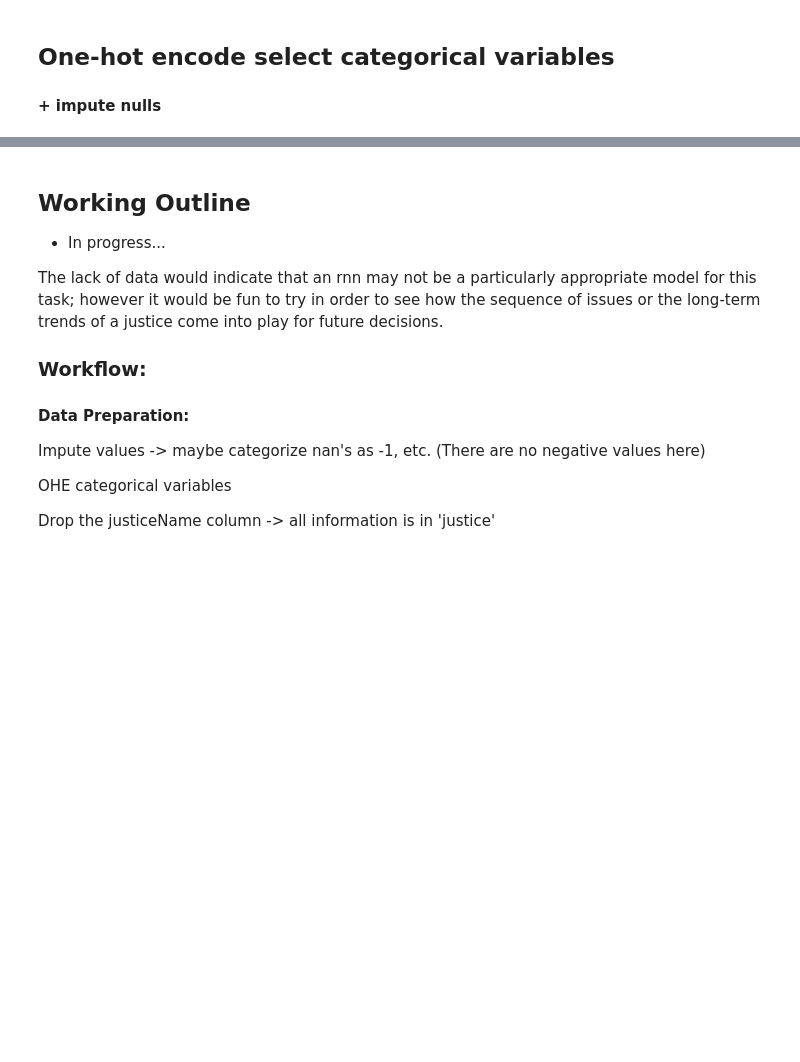
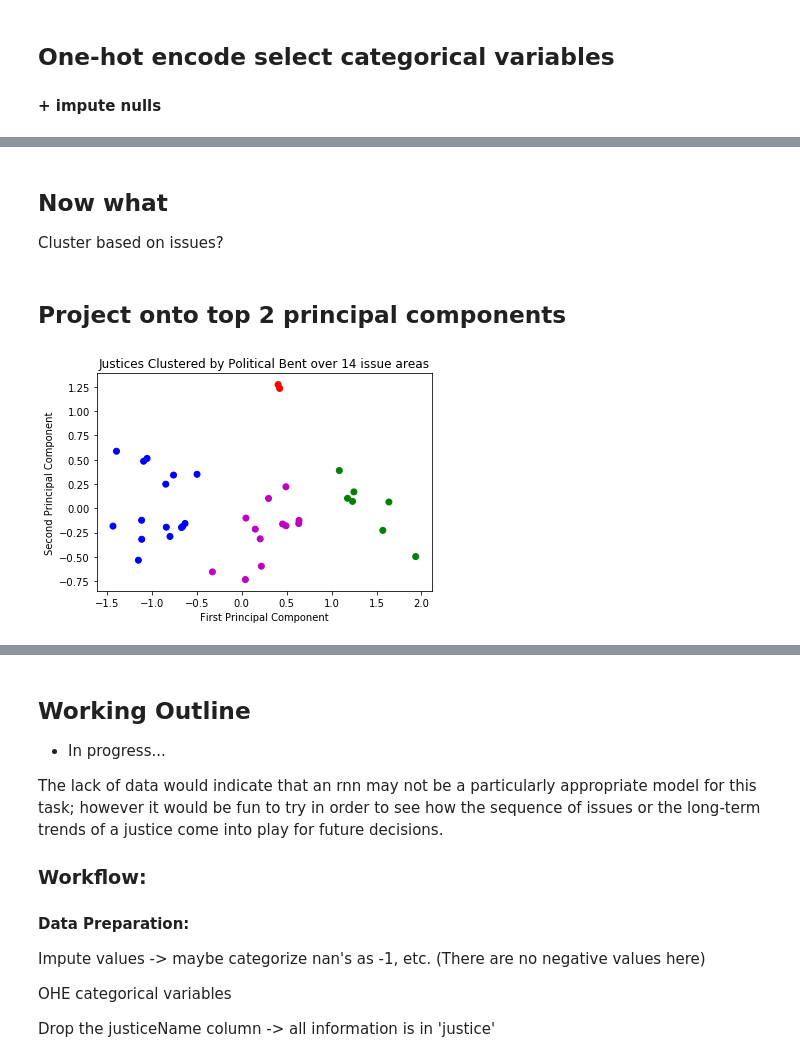
Before and after one commit to aywhen/supreme_predictions, a Jupyter notebook: scripts/rnn_justice_predictions.ipynb, the cells around one changed output, grey strips where cells are left out. Cells and saved outputs as stored; diff of their text form; code cells hidden in the pictures; blank space fills up the shorter version.

```diff
--- a/scripts/rnn_justice_predictions.ipynb
+++ b/scripts/rnn_justice_predictions.ipynb
@@ -267,0 +229,4 @@ class categorical(object):
+# %% [markdown]
+## Now what
+
+Cluster based on issues?
@@ -267,0 +261,33 @@ class categorical(object):
+# %%
+km = KMeans(n_clusters=4, random_state=0).fit(justices)
+# colors = np.where(kmeans.labels_ == 1, 'b', 'g')
+labels = km.labels_
+n = labels.shape
+colors = np.empty(n, dtype=str)
+for i in range(n[0]):
+    if labels[i] == 0:
+        colors[i] = 'g'
+    elif labels[i] == 1:
+        colors[i] = 'b'
+    elif labels[i] == 2:
+        colors[i] = 'r'
+    else:
+        colors[i] = 'm'
+# %% [markdown]
+## Project onto top 2 principal components
+# %%
+from sklearn.decomposition import PCA
+
+pca = PCA()
+pca.fit(justices)
+
+justices_pca = pca.transform(justices)
+
+
+plt.scatter(justices_pca[:,0], justices_pca[:, 1], c=colors)
+plt.xlabel('First Principal Component')
+plt.ylabel('Second Principal Component')
+plt.title('Justices Clustered by Political Bent over 14 issue areas')
+plt.show()
+# %% [output]
+[figure, added]
```
Also changed, not shown: parts of 25 cells of this notebook.
